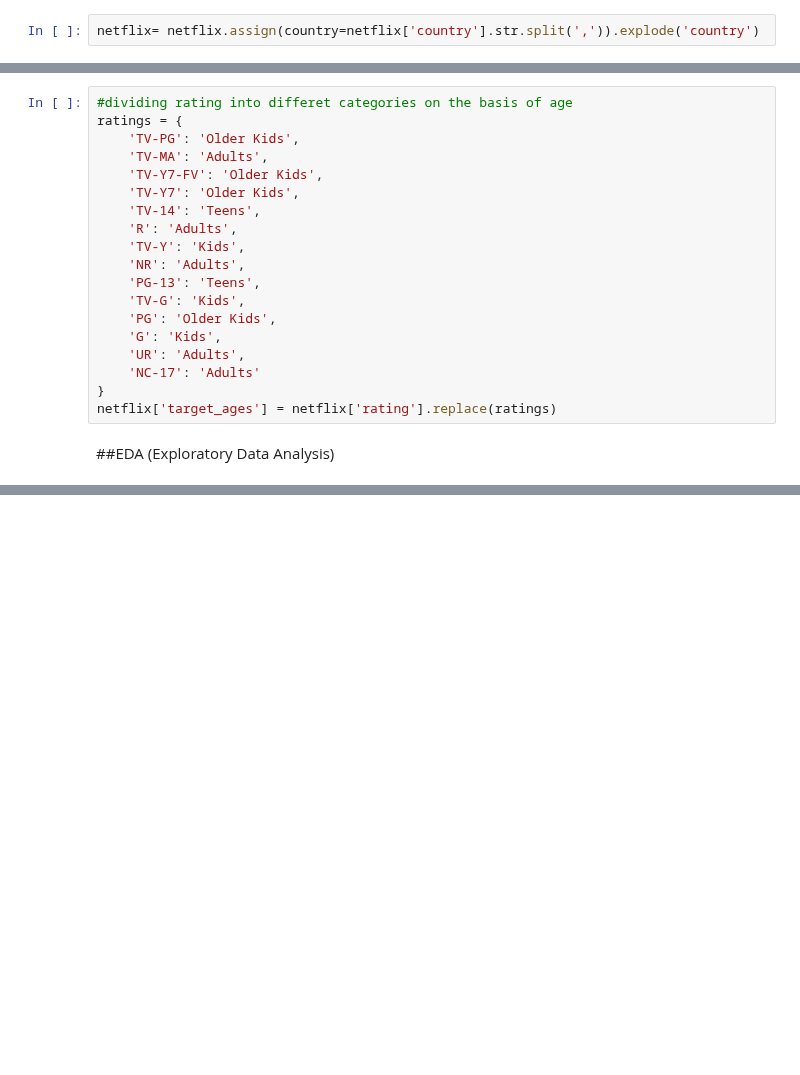
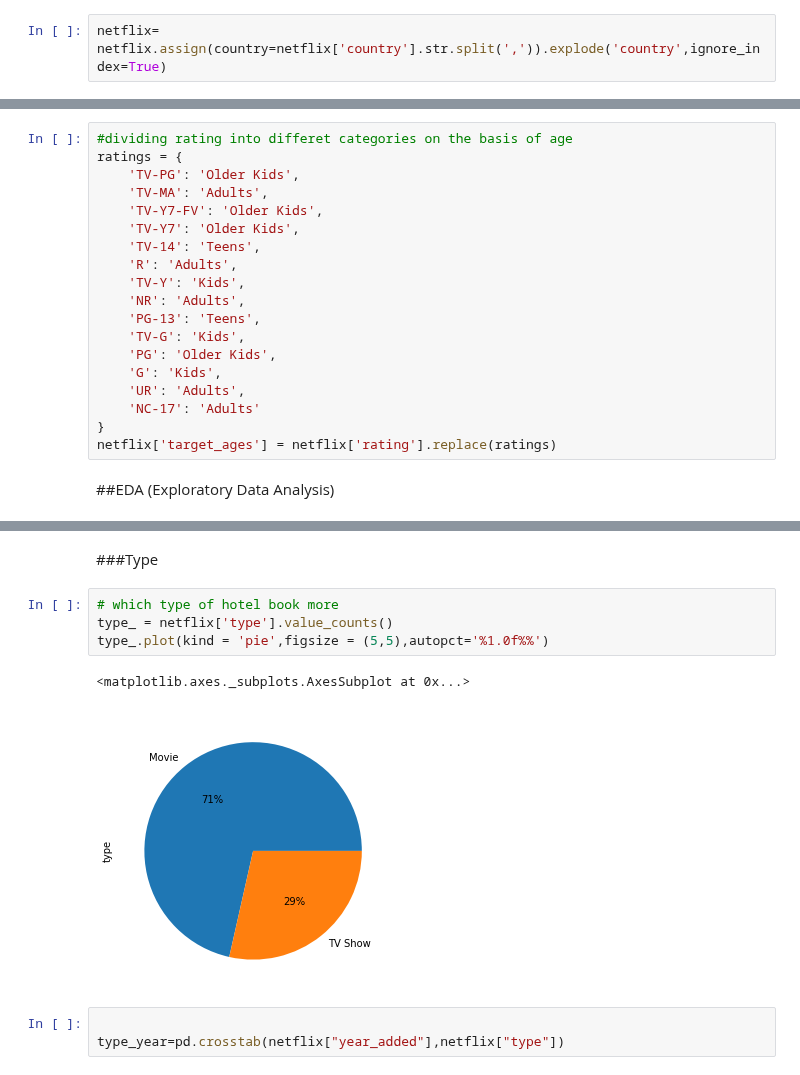
Before and after one commit to gauriagarwal18/NETFLIX_MOVIES_AND_TV_SHOWS_CLUSTERING, a Jupyter notebook: Netflix_Movies_And_Tv_Shows_Clustering_.ipynb, the cells around one changed output, grey strips where cells are left out. Cells and saved outputs as stored; diff of their text form; blank space fills up the shorter version.

```diff
--- a/Netflix_Movies_And_Tv_Shows_Clustering_.ipynb
+++ b/Netflix_Movies_And_Tv_Shows_Clustering_.ipynb
@@ -659,7 +661,7 @@ netflix["titel"]=[nlp_of_text(x) for x in netflix["title"]]
 # %% [markdown]
 ###Country
 # %%
-netflix= netflix.assign(country=netflix['country'].str.split(',')).explode('country')
+netflix= netflix.assign(country=netflix['country'].str.split(',')).explode('country',ignore_index=True)
 # %% [markdown]
 ###Duration
 # %%
@@ -780,0 +790,12 @@ netflix['target_ages'] = netflix['rating'].replace(ratings)
+# %% [markdown]
+###Type
+# %%
+# which type of hotel book more
+type_ = netflix['type'].value_counts()
+type_.plot(kind = 'pie',figsize = (5,5),autopct='%1.0f%%')
+# %% [output]
+<matplotlib.axes._subplots.AxesSubplot at 0x...>
+[figure, added]
+# %%
+
+type_year=pd.crosstab(netflix["year_added"],netflix["type"])
```
Also changed, not shown: parts of 6 cells of this notebook.
